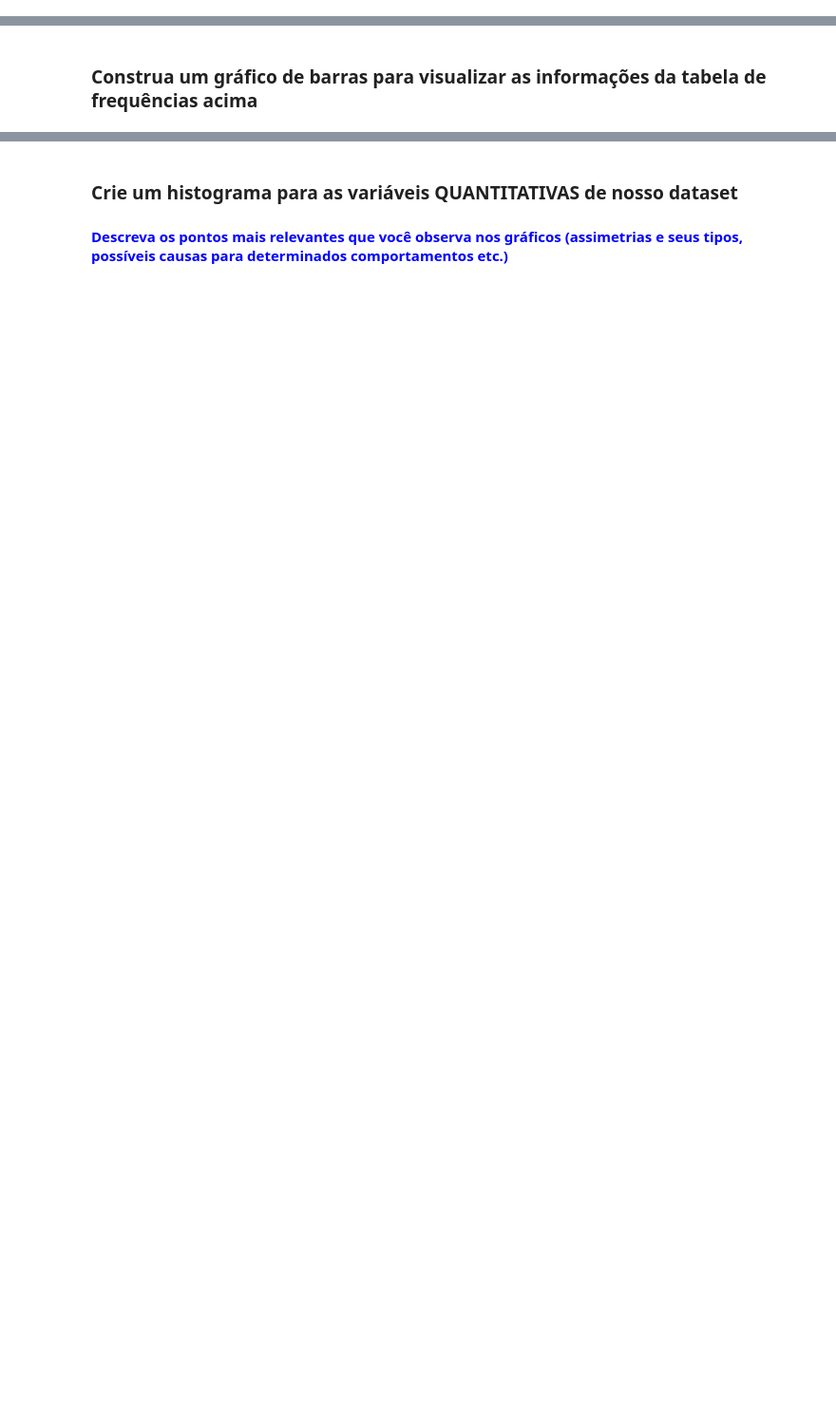
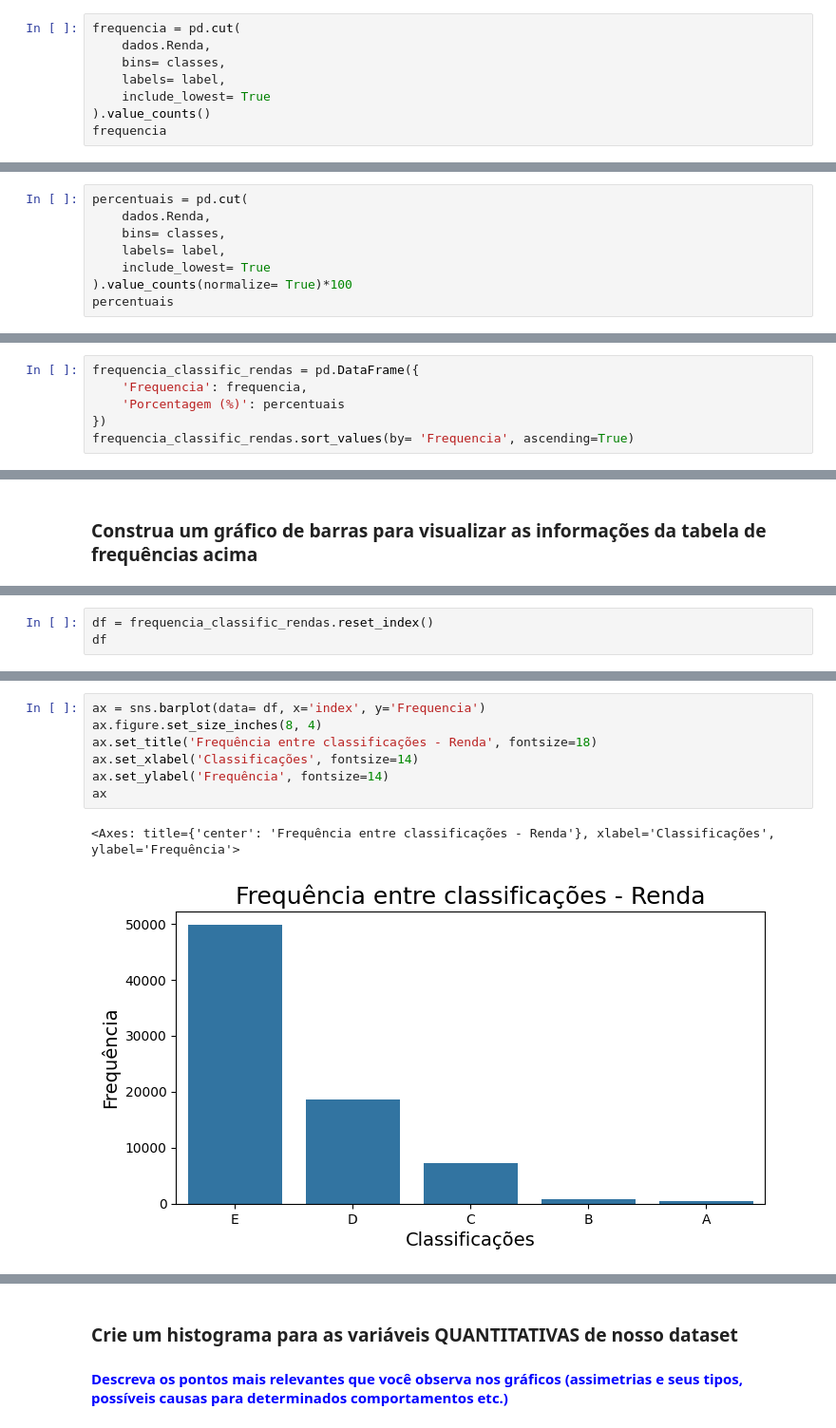
Before and after one commit to DiogoWorkGit/Python_Notebooks, a Jupyter notebook: Notebooks/EXERCICIOS - ANALISE DESCRITIVA 1.ipynb, the cells around one changed output, grey strips where cells are left out. Shown: that part at 95% size. Saved outputs shown, nothing was run; the diff lists cells and outputs as text; blank space fills up the shorter version.

```diff
--- a/Notebooks/EXERCICIOS - ANALISE DESCRITIVA 1.ipynb
+++ b/Notebooks/EXERCICIOS - ANALISE DESCRITIVA 1.ipynb
@@ -178,2 +180,10 @@ classes
 # %% [markdown]
 ### 3º Construir a coluna de frequências
+# %%
+frequencia = pd.cut(
+    dados.Renda,
+    bins= classes,
+    labels= label,
+    include_lowest= True
+).value_counts()
+frequencia
@@ -180,2 +197,10 @@ classes
 # %% [markdown]
 ### 4º Construir a coluna de percentuais
+# %%
+percentuais = pd.cut(
+    dados.Renda,
+    bins= classes,
+    labels= label,
+    include_lowest= True
+).value_counts(normalize= True)*100
+percentuais
@@ -182,2 +214,8 @@ classes
 # %% [markdown]
 ### 5º Juntar as colunas de frequência e percentuais e ordenar as linhas de acordo com os labels das classes
+# %%
+frequencia_classific_rendas = pd.DataFrame({
+    'Frequencia': frequencia,
+    'Porcentagem (%)': percentuais
+})
+frequencia_classific_rendas.sort_values(by= 'Frequencia', ascending=True)
@@ -189,0 +240,3 @@ Escreva suas conclusões aqui...
+# %%
+df = frequencia_classific_rendas.reset_index()
+df
@@ -189,0 +250,10 @@ Escreva suas conclusões aqui...
+# %%
+ax = sns.barplot(data= df, x='index', y='Frequencia')
+ax.figure.set_size_inches(8, 4)
+ax.set_title('Frequência entre classificações - Renda', fontsize=18)
+ax.set_xlabel('Classificações', fontsize=14)
+ax.set_ylabel('Frequência', fontsize=14)
+ax
+# %% [output]
+<Axes: title={'center': 'Frequência entre classificações - Renda'}, xlabel='Classificações', ylabel='Frequência'>
+[figure, added]
```
Also changed, not shown: parts of 22 cells of this notebook.
